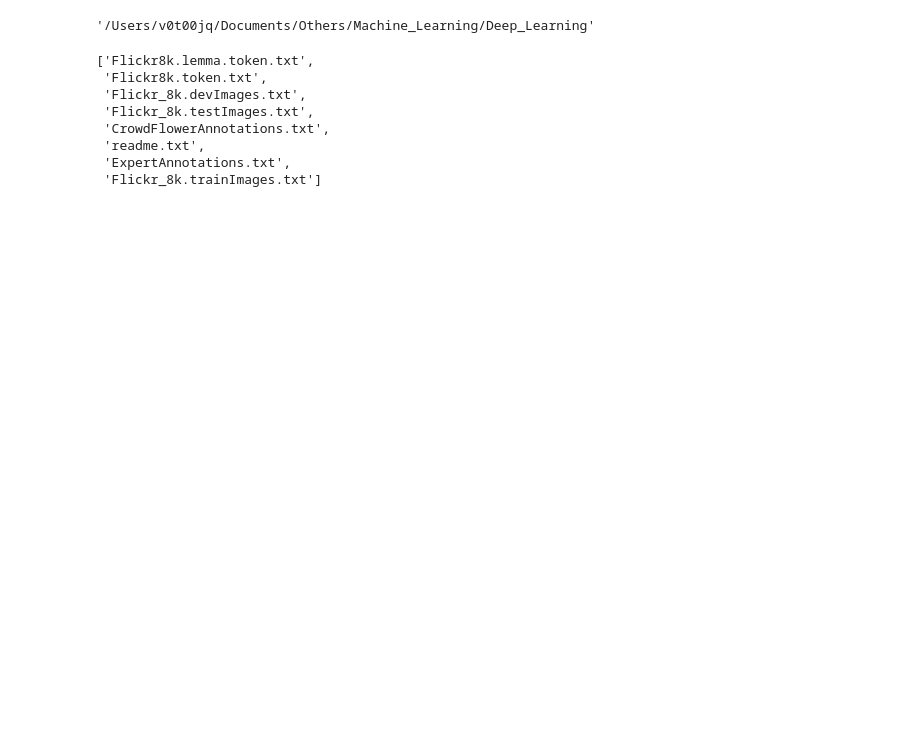
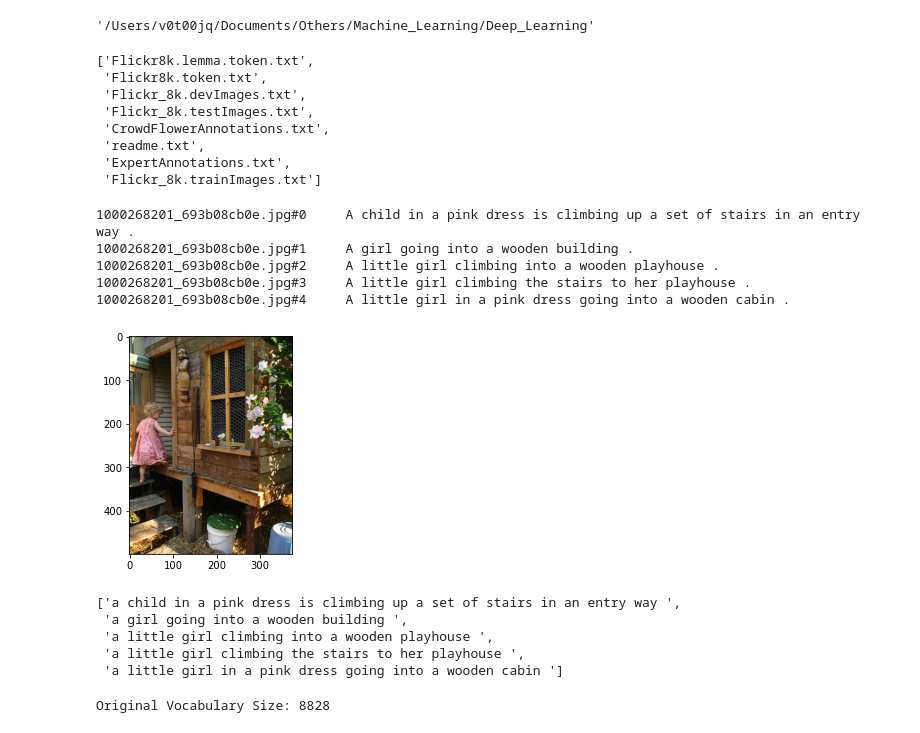
Before and after one commit to kishoreb4/Machine_Learning, a Jupyter notebook: Deep_Learning/Image_Caption_Generator.ipynb, the cells around one changed output. Cells and saved outputs as stored; diff of their text form; code cells hidden in the pictures; blank space fills up the shorter version.

Commit message:
modified image caption

```diff
--- a/Deep_Learning/Image_Caption_Generator.ipynb
+++ b/Deep_Learning/Image_Caption_Generator.ipynb
@@ -43,11 +43,17 @@ from keras.applications.inception_v3 import preprocess_input
 from keras.models import Model
 # from keras.utils import to_categorical
 # %%
-token_path = os.path.join(base_dir,'/Datasets/Image_Generation/Flickr8k_text/Flickr8k.token.txt')
-train_images_path = os.path.join(base_dir,'/Datasets/Image_Generation/Flickr8k_text/Flickr_8k.trainImages.txt')
-test_images_path = os.path.join(base_dir,'/Datasets/Image_Generation/Flickr8k_text/Flickr_8k.testImages.txt')
-images_path = os.path.join(base_dir,'/Datasets/Image_Generation/Images')
+token_path = os.path.join(base_dir,'Datasets/Image_Generation/Flickr8k_text/Flickr8k.token.txt')
+train_images_path = os.path.join(base_dir,'Datasets/Image_Generation/Flickr8k_text/Flickr_8k.trainImages.txt')
+test_images_path = os.path.join(base_dir,'Datasets/Image_Generation/Flickr8k_text/Flickr_8k.testImages.txt')
+images_path = os.path.join(base_dir,'Datasets/Image_Generation/Images/')
 glove_path = '../input/glove6b'
 # %%
 doc = open(token_path,'r').read()
 print(doc[:410])
+# %% [output]
+1000268201_693b08cb0e.jpg#0     A child in a pink dress is climbing up a set of stairs in an entry way .
+1000268201_693b08cb0e.jpg#1     A girl going into a wooden building .
+1000268201_693b08cb0e.jpg#2     A little girl climbing into a wooden playhouse .
+1000268201_693b08cb0e.jpg#3     A little girl climbing the stairs to her playhouse .
+1000268201_693b08cb0e.jpg#4     A little girl in a pink dress going into a wooden cabin .
@@ -55,0 +60,10 @@ os.path.join(path, "User/Desktop", "file.txt")
+# %%
+descriptions = dict()
+for line in doc.split('\n'):
+        tokens = line.split()
+        if len(line) > 2:
+            image_id = tokens[0].split('.')[0]
+            image_desc = ' '.join(tokens[1:])
+            if image_id not in descriptions:
+                descriptions[image_id] = list()
+            descriptions[image_id].append(image_desc)
@@ -55,0 +79,20 @@ os.path.join(path, "User/Desktop", "file.txt")
+# %%
+pic = '1000268201_693b08cb0e.jpg'
+x=plt.imread(images_path+pic)
+plt.imshow(x)
+plt.show()
+descriptions['1000268201_693b08cb0e']
+# %% [output]
+[figure, added]
+['a child in a pink dress is climbing up a set of stairs in an entry way ',
+ 'a girl going into a wooden building ',
+ 'a little girl climbing into a wooden playhouse ',
+ 'a little girl climbing the stairs to her playhouse ',
+ 'a little girl in a pink dress going into a wooden cabin ']
+# %%
+vocabulary = set()
+for key in descriptions.keys():
+        [vocabulary.update(d.split()) for d in descriptions[key]]
+print('Original Vocabulary Size: %d' % len(vocabulary))
+# %% [output]
+Original Vocabulary Size: 8828
```
Also changed, not shown: parts of 17 cells of this notebook.
